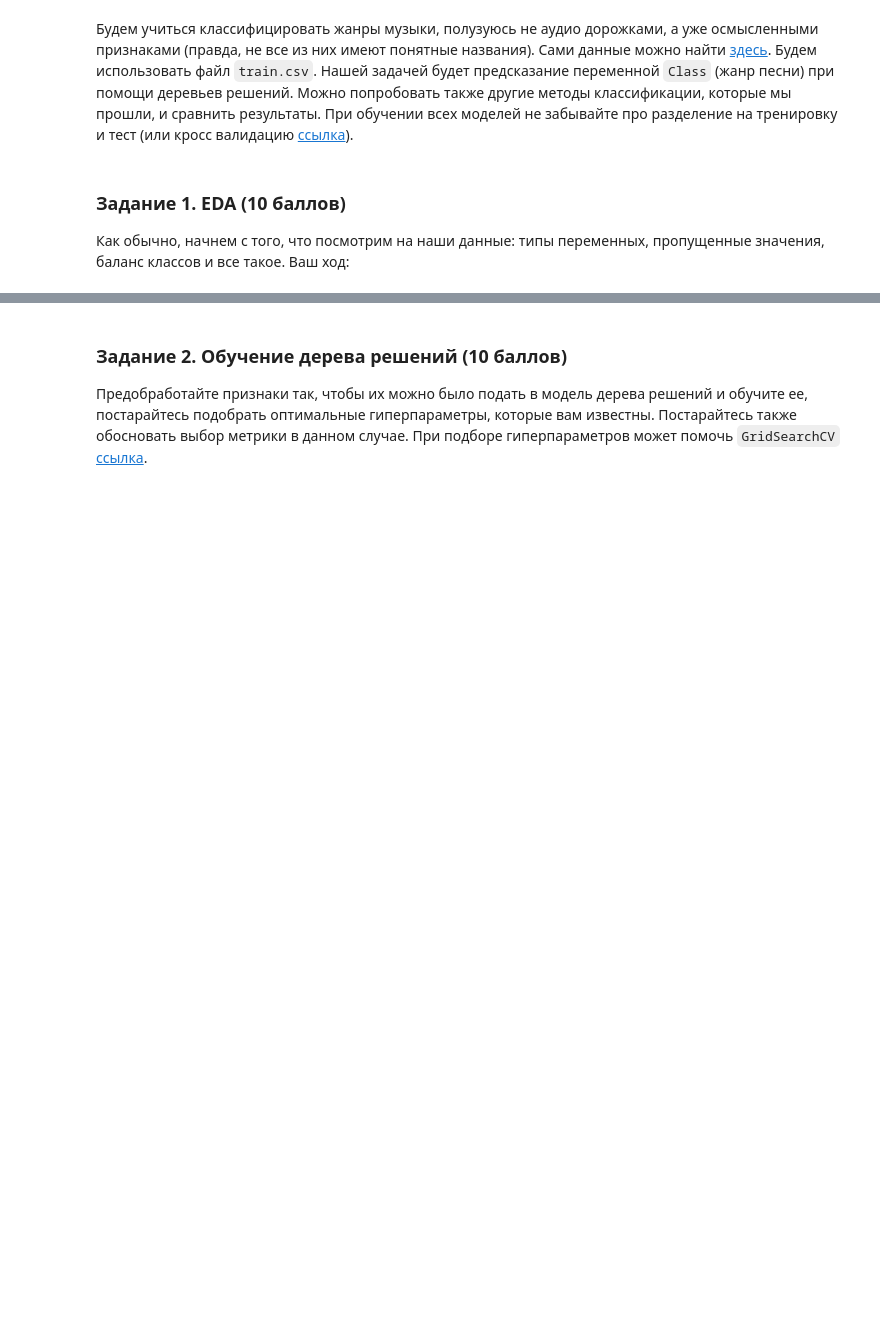
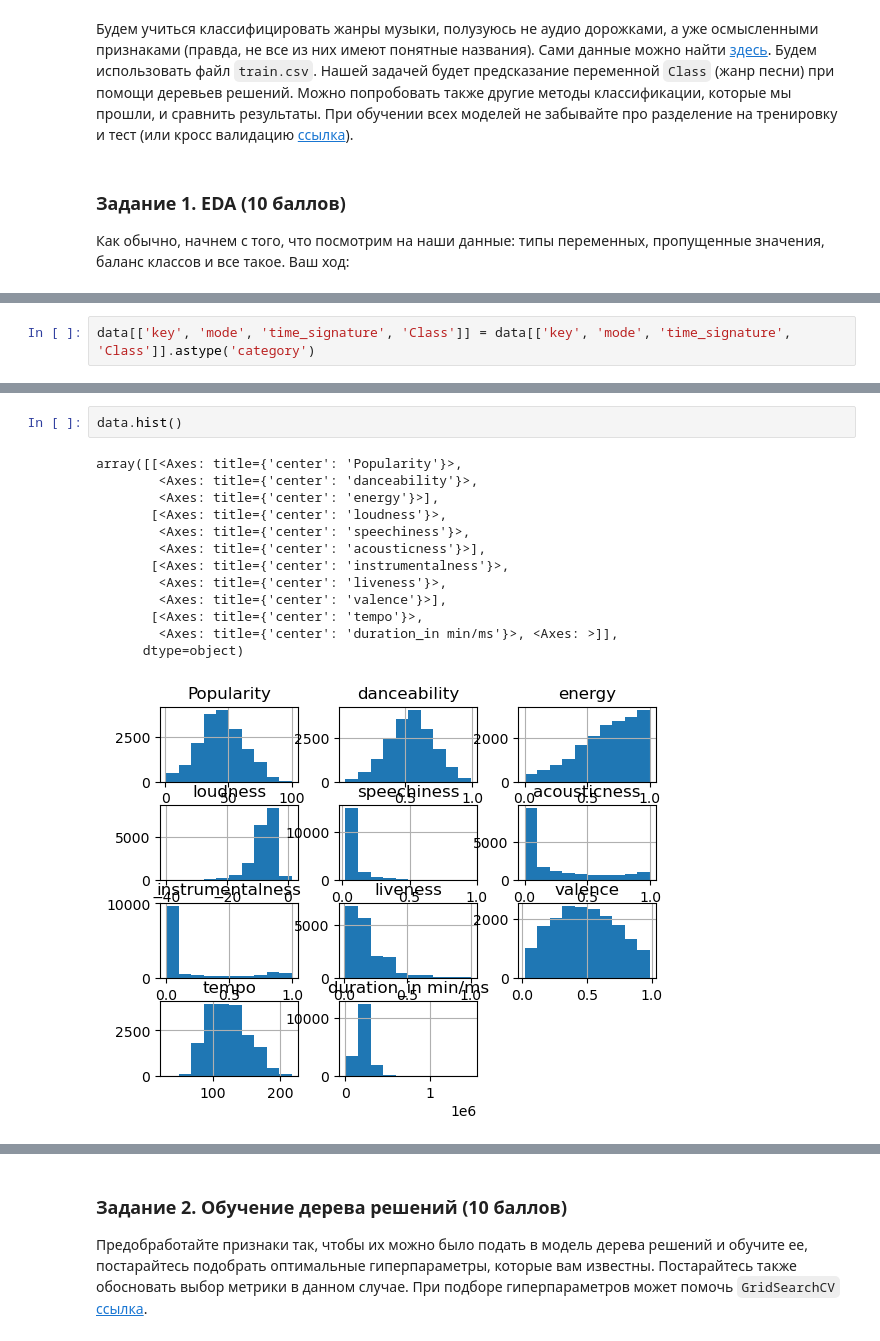
Before and after one commit to danon6868/BI-ml-2024, a Jupyter notebook: lecture_4_dt/homework/dt_lecture_practice.ipynb, the cells around one changed output, grey strips where cells are left out. Drawn from its saved outputs; the diff is of its cells as text; blank space fills up the shorter version.

```diff
--- a/lecture_4_dt/homework/dt_lecture_practice.ipynb
+++ b/lecture_4_dt/homework/dt_lecture_practice.ipynb
@@ -14,0 +73,2 @@ data.head()
+# %%
+data[['key', 'mode', 'time_signature', 'Class']] = data[['key', 'mode', 'time_signature', 'Class']].astype('category')
@@ -14,0 +87,16 @@ data.head()
+# %%
+data.hist()
+# %% [output]
+array([[<Axes: title={'center': 'Popularity'}>,
+        <Axes: title={'center': 'danceability'}>,
+        <Axes: title={'center': 'energy'}>],
+       [<Axes: title={'center': 'loudness'}>,
+        <Axes: title={'center': 'speechiness'}>,
+        <Axes: title={'center': 'acousticness'}>],
+       [<Axes: title={'center': 'instrumentalness'}>,
+        <Axes: title={'center': 'liveness'}>,
+        <Axes: title={'center': 'valence'}>],
+       [<Axes: title={'center': 'tempo'}>,
+        <Axes: title={'center': 'duration_in min/ms'}>, <Axes: >]],
+      dtype=object)
+[figure, added]
```
Also changed, not shown: parts of 24 cells of this notebook.
